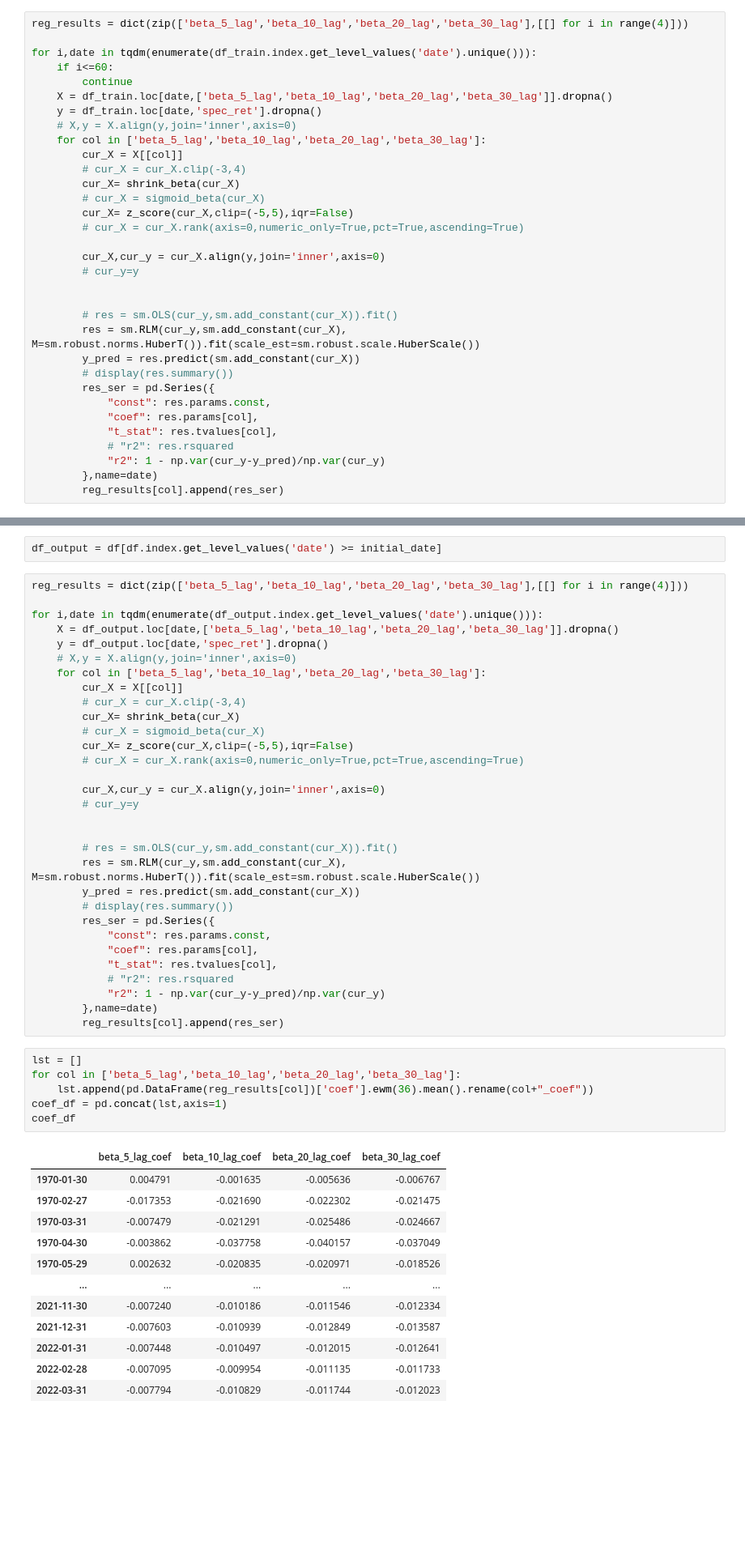
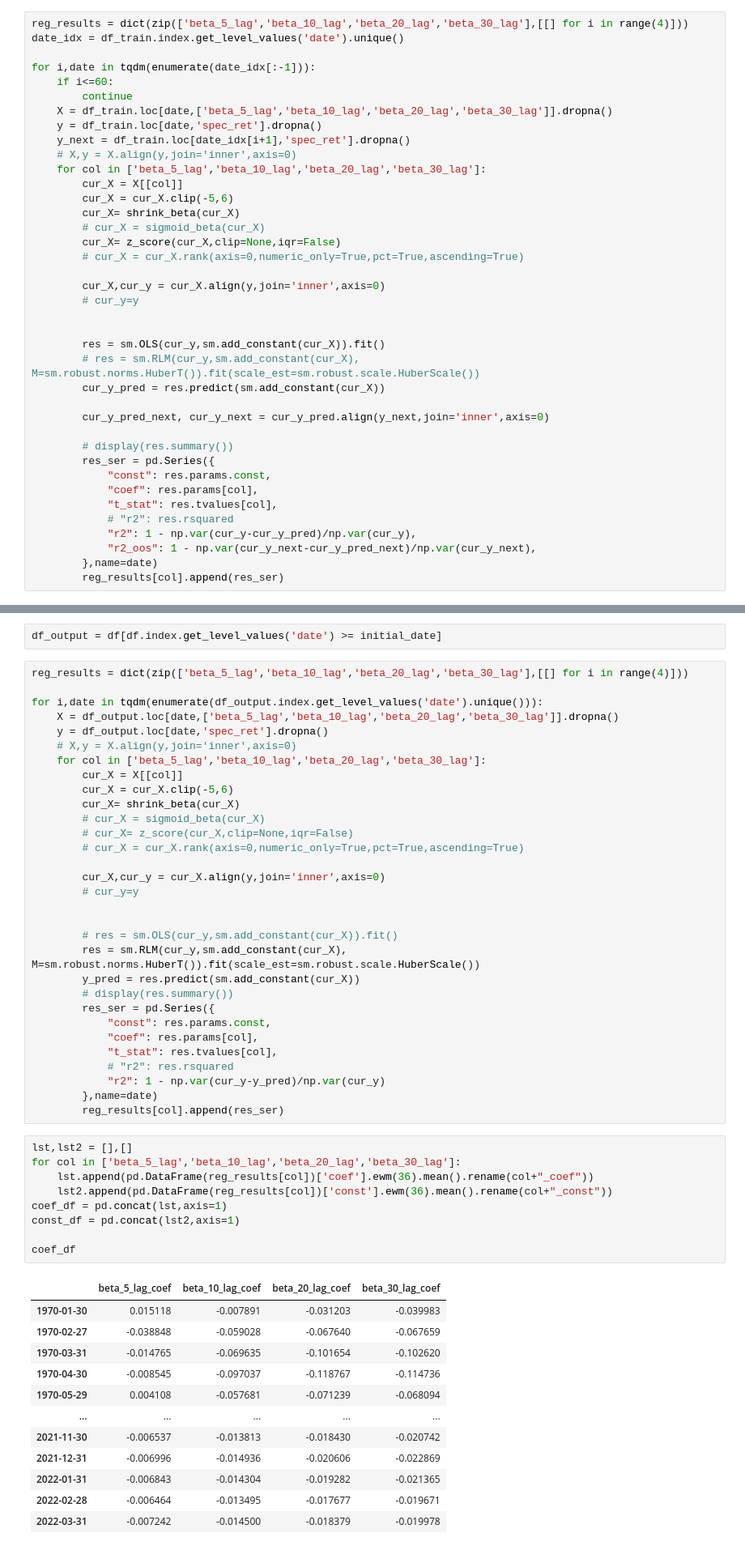
Before and after one commit to LakshaySapra/BettingAgainstBeta, a Jupyter notebook: BAB_ExpectedReturns.ipynb, the cells around one changed output, grey strips where cells are left out. Shown: that part at 81% size. Cells and saved outputs as stored; diff of their text form; blank space fills up the shorter version.

```diff
--- a/BAB_ExpectedReturns.ipynb
+++ b/BAB_ExpectedReturns.ipynb
@@ -99,35 +99,41 @@ def z_score(beta,clip=None,iqr=False):
 ## Train
 # %%
 reg_results = dict(zip(['beta_5_lag','beta_10_lag','beta_20_lag','beta_30_lag'],[[] for i in range(4)]))
+date_idx = df_train.index.get_level_values('date').unique()
 
-for i,date in tqdm(enumerate(df_train.index.get_level_values('date').unique())):
+for i,date in tqdm(enumerate(date_idx[:-1])):
     if i<=60:
         continue
     X = df_train.loc[date,['beta_5_lag','beta_10_lag','beta_20_lag','beta_30_lag']].dropna()
     y = df_train.loc[date,'spec_ret'].dropna()
+    y_next = df_train.loc[date_idx[i+1],'spec_ret'].dropna()
     # X,y = X.align(y,join='inner',axis=0)
     for col in ['beta_5_lag','beta_10_lag','beta_20_lag','beta_30_lag']:
         cur_X = X[[col]]
-        # cur_X = cur_X.clip(-3,4)
+        cur_X = cur_X.clip(-5,6)
         cur_X= shrink_beta(cur_X)
         # cur_X = sigmoid_beta(cur_X)
-        cur_X= z_score(cur_X,clip=(-5,5),iqr=False)
+        cur_X= z_score(cur_X,clip=None,iqr=False)
         # cur_X = cur_X.rank(axis=0,numeric_only=True,pct=True,ascending=True)
 
         cur_X,cur_y = cur_X.align(y,join='inner',axis=0)
         # cur_y=y
 
 
-        # res = sm.OLS(cur_y,sm.add_constant(cur_X)).fit()
-        res = sm.RLM(cur_y,sm.add_constant(cur_X), M=sm.robust.norms.HuberT()).fit(scale_est=sm.robust.scale.HuberScale())
-        y_pred = res.predict(sm.add_constant(cur_X))
+        res = sm.OLS(cur_y,sm.add_constant(cur_X)).fit()
+        # res = sm.RLM(cur_y,sm.add_constant(cur_X), M=sm.robust.norms.HuberT()).fit(scale_est=sm.robust.scale.HuberScale())
+        cur_y_pred = res.predict(sm.add_constant(cur_X))
+
+        cur_y_pred_next, cur_y_next = cur_y_pred.align(y_next,join='inner',axis=0)
+
         # display(res.summary())
         res_ser = pd.Series({
             "const": res.params.const,
             "coef": res.params[col],
             "t_stat": res.tvalues[col],
             # "r2": res.rsquared
-            "r2": 1 - np.var(cur_y-y_pred)/np.var(cur_y)
+            "r2": 1 - np.var(cur_y-cur_y_pred)/np.var(cur_y),
+            "r2_oos": 1 - np.var(cur_y_next-cur_y_pred_next)/np.var(cur_y_next),
         },name=date)
         reg_results[col].append(res_ser)
 # %%
@@ -175,10 +203,10 @@ for i,date in tqdm(enumerate(df_output.index.get_level_values('date').unique()))
     # X,y = X.align(y,join='inner',axis=0)
     for col in ['beta_5_lag','beta_10_lag','beta_20_lag','beta_30_lag']:
         cur_X = X[[col]]
-        # cur_X = cur_X.clip(-3,4)
+        cur_X = cur_X.clip(-5,6)
         cur_X= shrink_beta(cur_X)
         # cur_X = sigmoid_beta(cur_X)
-        cur_X= z_score(cur_X,clip=(-5,5),iqr=False)
+        # cur_X= z_score(cur_X,clip=None,iqr=False)
         # cur_X = cur_X.rank(axis=0,numeric_only=True,pct=True,ascending=True)
 
         cur_X,cur_y = cur_X.align(y,join='inner',axis=0)
@@ -198,22 +226,25 @@ for i,date in tqdm(enumerate(df_output.index.get_level_values('date').unique()))
         },name=date)
         reg_results[col].append(res_ser)
 # %%
-lst = []
+lst,lst2 = [],[]
 for col in ['beta_5_lag','beta_10_lag','beta_20_lag','beta_30_lag']:
     lst.append(pd.DataFrame(reg_results[col])['coef'].ewm(36).mean().rename(col+"_coef"))
+    lst2.append(pd.DataFrame(reg_results[col])['const'].ewm(36).mean().rename(col+"_const"))
 coef_df = pd.concat(lst,axis=1)
+const_df = pd.concat(lst2,axis=1)
+
 coef_df
 # %% [output]
 |  | beta_5_lag_coef | beta_10_lag_coef | beta_20_lag_coef | beta_30_lag_coef |
-| 1970-01-30 | 0.004791 | -0.001635 | -0.005636 | -0.006767 |
-| 1970-02-27 | -0.017353 | -0.021690 | -0.022302 | -0.021475 |
-| 1970-03-31 | -0.007479 | -0.021291 | -0.025486 | -0.024667 |
-| 1970-04-30 | -0.003862 | -0.037758 | -0.040157 | -0.037049 |
-| 1970-05-29 | 0.002632 | -0.020835 | -0.020971 | -0.018526 |
+| 1970-01-30 | 0.015118 | -0.007891 | -0.031203 | -0.039983 |
+| 1970-02-27 | -0.038848 | -0.059028 | -0.067640 | -0.067659 |
+| 1970-03-31 | -0.014765 | -0.069635 | -0.101654 | -0.102620 |
+| 1970-04-30 | -0.008545 | -0.097037 | -0.118767 | -0.114736 |
+| 1970-05-29 | 0.004108 | -0.057681 | -0.071239 | -0.068094 |
 | ... | ... | ... | ... | ... |
-| 2021-11-30 | -0.007240 | -0.010186 | -0.011546 | -0.012334 |
-| 2021-12-31 | -0.007603 | -0.010939 | -0.012849 | -0.013587 |
-| 2022-01-31 | -0.007448 | -0.010497 | -0.012015 | -0.012641 |
-| 2022-02-28 | -0.007095 | -0.009954 | -0.011135 | -0.011733 |
-| 2022-03-31 | -0.007794 | -0.010829 | -0.011744 | -0.012023 |
+| 2021-11-30 | -0.006537 | -0.013813 | -0.018430 | -0.020742 |
+| 2021-12-31 | -0.006996 | -0.014936 | -0.020606 | -0.022869 |
+| 2022-01-31 | -0.006843 | -0.014304 | -0.019282 | -0.021365 |
+| 2022-02-28 | -0.006464 | -0.013495 | -0.017677 | -0.019671 |
+| 2022-03-31 | -0.007242 | -0.014500 | -0.018379 | -0.019978 |
 627 rows × 4 columns
```
Also changed, not shown: parts of 9 cells of this notebook, 2 other files.
